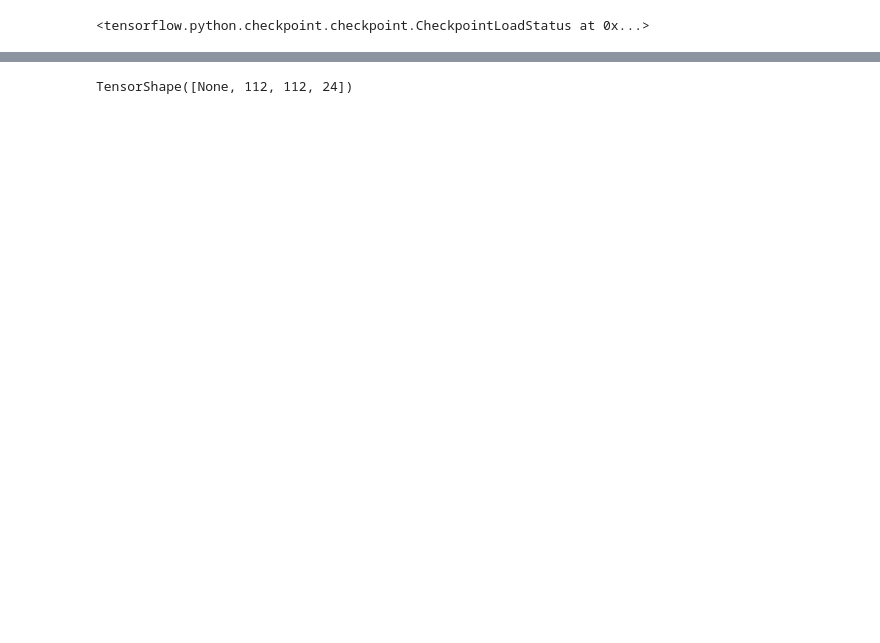
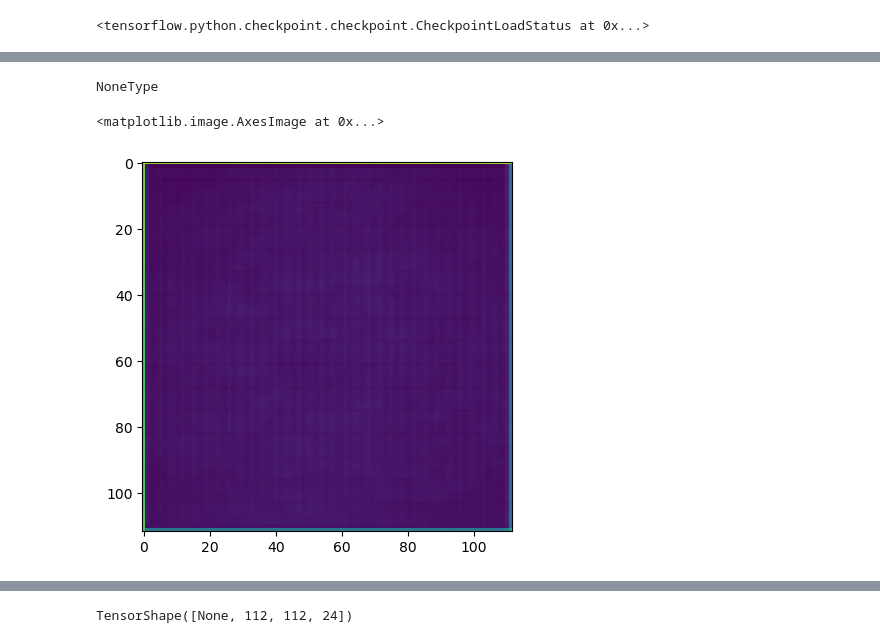
Before and after one commit to michaelpoluektov/tf-hybrid-pruning, a Jupyter notebook: cifar/EDA.ipynb, the cells around one changed output, grey strips where cells are left out. Cells and saved outputs as stored; diff of their text form; code cells hidden in the pictures; blank space fills up the shorter version.

```diff
--- a/cifar/EDA.ipynb
+++ b/cifar/EDA.ipynb
@@ -24,4 +28,4 @@ model.load_weights("model/model224.ckpt")
 # %% [output]
 <tensorflow.python.checkpoint.checkpoint.CheckpointLoadStatus at 0x...>
 # %%
-test_ds = get_dataset(False, )
+test_ds = get_dataset(False, 224, 1, 16)
@@ -27,0 +43,2 @@ test_ds = get_dataset(False, )
+# %%
+in_ftr_model = tf.keras.Model(inputs = base_model.input, outputs = base_model.layers[13].output)
@@ -27,0 +47,6 @@ test_ds = get_dataset(False, )
+# %%
+activations = []
+for i, (d, t) in enumerate(test_ds):
+    if i == 40:
+        break
+    activations.append(in_ftr_model(d))
@@ -27,0 +55,2 @@ test_ds = get_dataset(False, )
+# %%
+l1 = tf.concat(activations, 0)
@@ -27,0 +87,9 @@ test_ds = get_dataset(False, )
+# %%
+type(base_model.layers[13].output_mask)
+# %% [output]
+NoneType
+# %%
+plt.imshow(tf.math.reduce_std(l1, [0,-1]))
+# %% [output]
+<matplotlib.image.AxesImage at 0x...>
+[figure, added]
```
Also changed, not shown: parts of 12 cells of this notebook, 1 other file.
